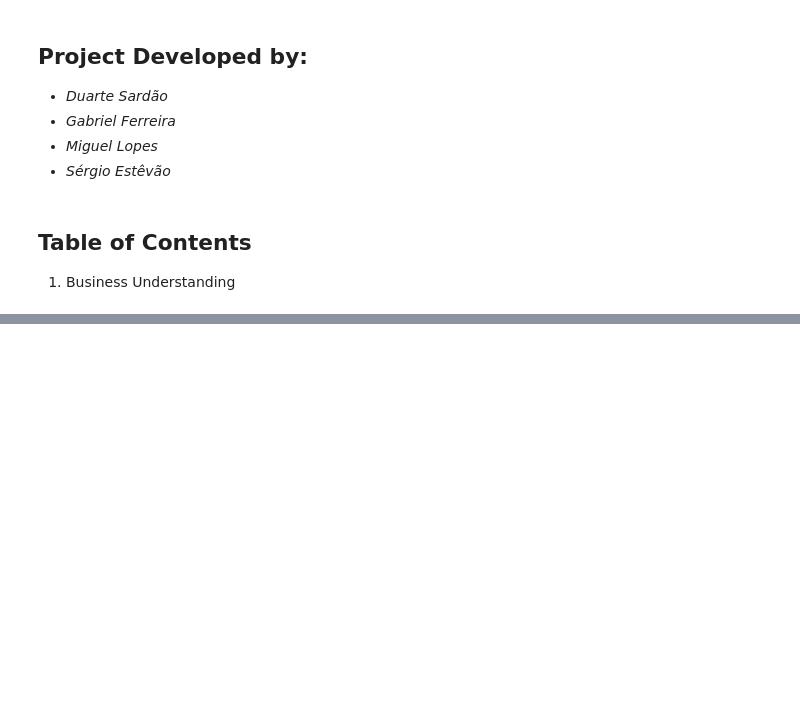
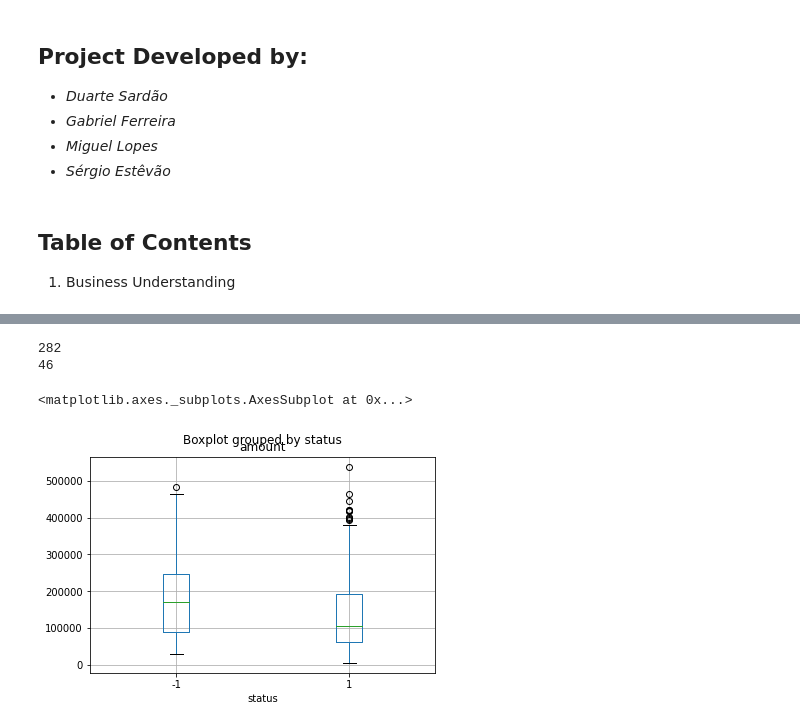
Before and after one commit to SergioEstevao11/FEUP-AC, a Jupyter notebook: src/bank_mining.ipynb, the cells around one changed output, grey strips where cells are left out. Drawn from its saved outputs; the diff is of its cells as text; code cells hidden in the pictures; blank space fills up the shorter version.

```diff
--- a/src/bank_mining.ipynb
+++ b/src/bank_mining.ipynb
@@ -103,0 +141,14 @@ districts.head()
+# %%
+# Amount of successful loans
+print(len(loans[loans['status']==1]))
+
+# Amount of unsuccessful loans
+print(len(loans[loans['status']==-1]))
+
+# Loan ammount by status
+loans.boxplot(column="amount",by="status")
+# %% [output]
+282
+46
+<matplotlib.axes._subplots.AxesSubplot at 0x...>
+[figure, added]
```
Also changed, not shown: parts of 11 cells of this notebook, 1 other file.
